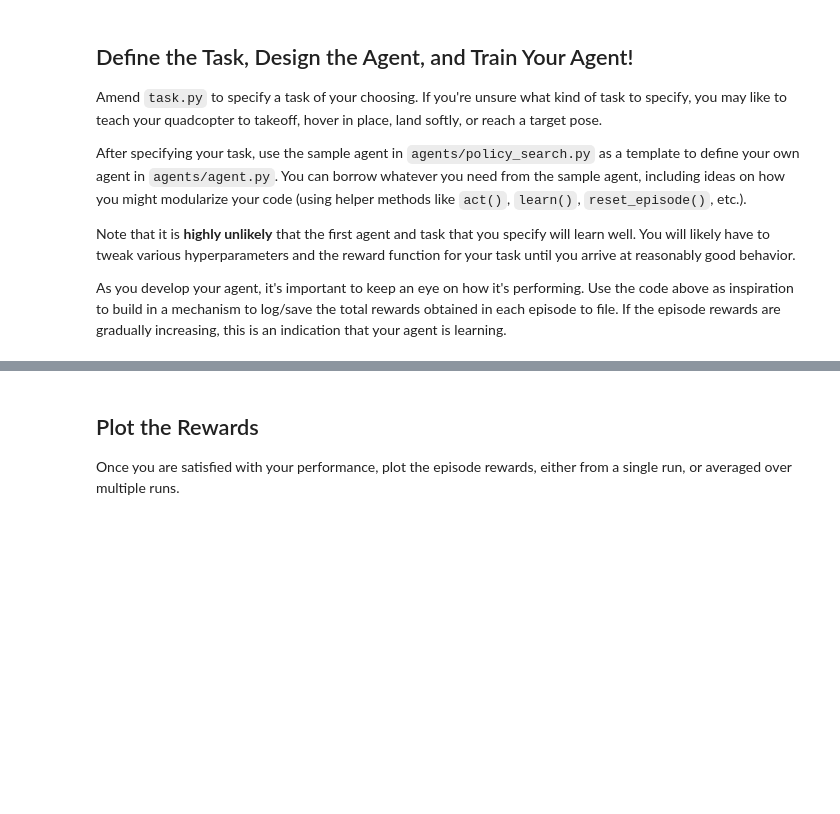
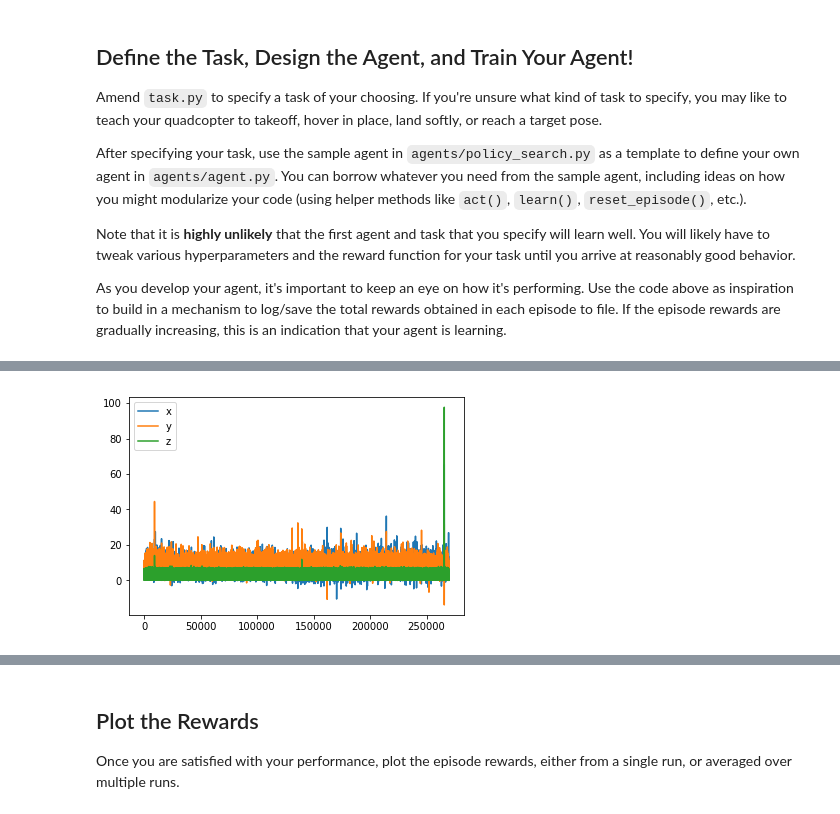
Before and after one commit to swaption2009/quadcopter_rl, a Jupyter notebook: Quadcopter_Project.ipynb, the cells around one changed output, grey strips where cells are left out. Saved outputs shown, nothing was run; the diff lists cells and outputs as text; code cells hidden in the pictures; blank space fills up the shorter version.

```diff
--- a/Quadcopter_Project.ipynb
+++ b/Quadcopter_Project.ipynb
@@ -298,0 +311,3 @@ Episode = 1000, score =   9.875 (best =   9.928), noise_scale = 3.2
+# %%
+task3_result = pd.read_csv("task3_data.txt", header=0)
+print(task3_result['z'].describe())
@@ -298,0 +324,8 @@ Episode = 1000, score =   9.875 (best =   9.928), noise_scale = 3.2
+# %%
+plt.plot(task3_result['x'], label='x')
+plt.plot(task3_result['y'], label='y')
+plt.plot(task3_result['z'], label='z')
+plt.legend()
+_ = plt.ylim()
+# %% [output]
+[figure, added]
```
Also changed, not shown: parts of 24 cells of this notebook, 5 other files.
